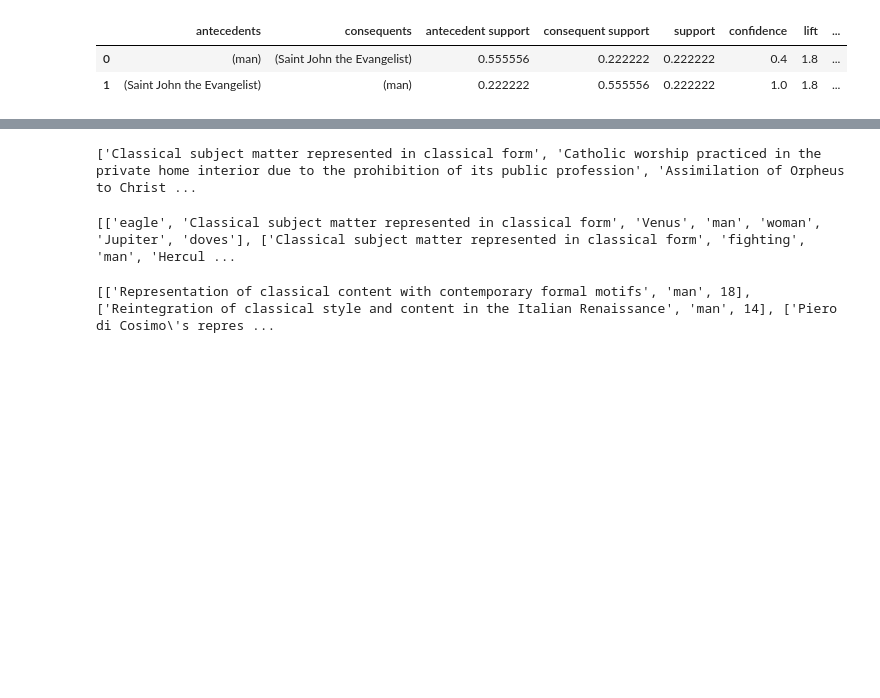
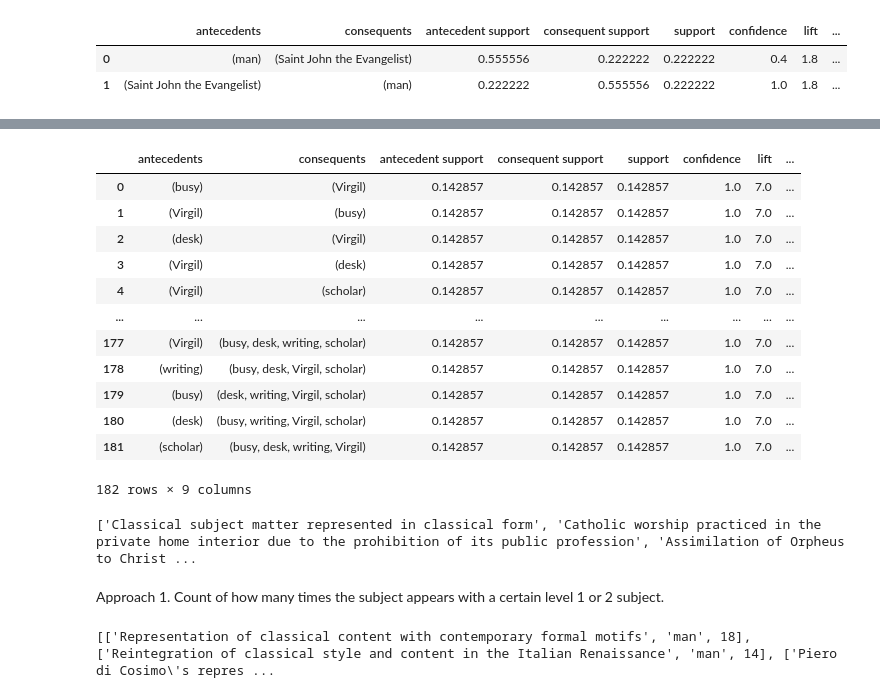
Before and after one commit to SofiBar/IconologyDataset, a Jupyter notebook: CQPanofskyDataset.ipynb, the cells around one changed output, grey strips where cells are left out. Saved outputs shown, nothing was run; the diff lists cells and outputs as text; code cells hidden in the pictures; blank space fills up the shorter version.

```diff
--- a/CQPanofskyDataset.ipynb
+++ b/CQPanofskyDataset.ipynb
@@ -612,0 +659,11 @@ association_rules(frequent_itemsets, metric="confidence", min_threshold=0.1)
+# %%
+#cl_content_motifs
+#print(cl_content_motifs)
+dataset = cl_content_motifs
+
+te = TransactionEncoder()
+te_ary = te.fit(dataset).transform(dataset)
+df = pd.DataFrame(te_ary, columns=te.columns_)
+
+frequent_itemsets = apriori(df, min_support=0.1, use_colnames=True)
+frequent_itemsets
@@ -613,20 +688,26 @@ association_rules(frequent_itemsets, metric="confidence", min_threshold=0.1)
+# %%
+association_rules(frequent_itemsets, metric="confidence", min_threshold=0.9)
+# %% [output]
+|  | antecedents | consequents | antecedent support | consequent support | support | confidence | lift | ... |
+| 0 | (busy) | (Virgil) | 0.142857 | 0.142857 | 0.142857 | 1.0 | 7.0 | ... |
+| 1 | (Virgil) | (busy) | 0.142857 | 0.142857 | 0.142857 | 1.0 | 7.0 | ... |
+| 2 | (desk) | (Virgil) | 0.142857 | 0.142857 | 0.142857 | 1.0 | 7.0 | ... |
+| 3 | (Virgil) | (desk) | 0.142857 | 0.142857 | 0.142857 | 1.0 | 7.0 | ... |
+| 4 | (Virgil) | (scholar) | 0.142857 | 0.142857 | 0.142857 | 1.0 | 7.0 | ... |
+| ... | ... | ... | ... | ... | ... | ... | ... | ... |
+| 177 | (Virgil) | (busy, desk, writing, scholar) | 0.142857 | 0.142857 | 0.142857 | 1.0 | 7.0 | ... |
+| 178 | (writing) | (busy, desk, Virgil, scholar) | 0.142857 | 0.142857 | 0.142857 | 1.0 | 7.0 | ... |
+| 179 | (busy) | (desk, writing, Virgil, scholar) | 0.142857 | 0.142857 | 0.142857 | 1.0 | 7.0 | ... |
+| 180 | (desk) | (busy, writing, Virgil, scholar) | 0.142857 | 0.142857 | 0.142857 | 1.0 | 7.0 | ... |
+| 181 | (scholar) | (busy, desk, writing, Virgil) | 0.142857 | 0.142857 | 0.142857 | 1.0 | 7.0 | ... |
+182 rows × 9 columns
 # %%
 print(list_cf)
 # %% [output]
 ['Classical subject matter represented in classical form', 'Catholic worship practiced in the private home interior due to the prohibition of its public profession', 'Assimilation of Orpheus to Christ ...
-# %%
-art_subj = []
-for key, value in artwork_desc_dict.items():
-    for k, v in value.items():
-        art_subj.append(list(v))
-  #  content = value.values()
-   # print(list(content))
-   # art_subj.append(list(value.values()))
-    #for content in value.values():
-    #    cf_subj.append(list(content))
-print(art_subj)
-# %% [output]
-[['eagle', 'Classical subject matter represented in classical form', 'Venus', 'man', 'woman', 'Jupiter', 'doves'], ['Classical subject matter represented in classical form', 'fighting', 'man', 'Hercul ...
+# %% [markdown]
+Approach 1.
+Count of how many times the subject appears with a certain level 1 or 2 subject.
 # %%
 from collections import OrderedDict
 
```
Also changed, not shown: parts of 12 cells of this notebook, 1 other file.
